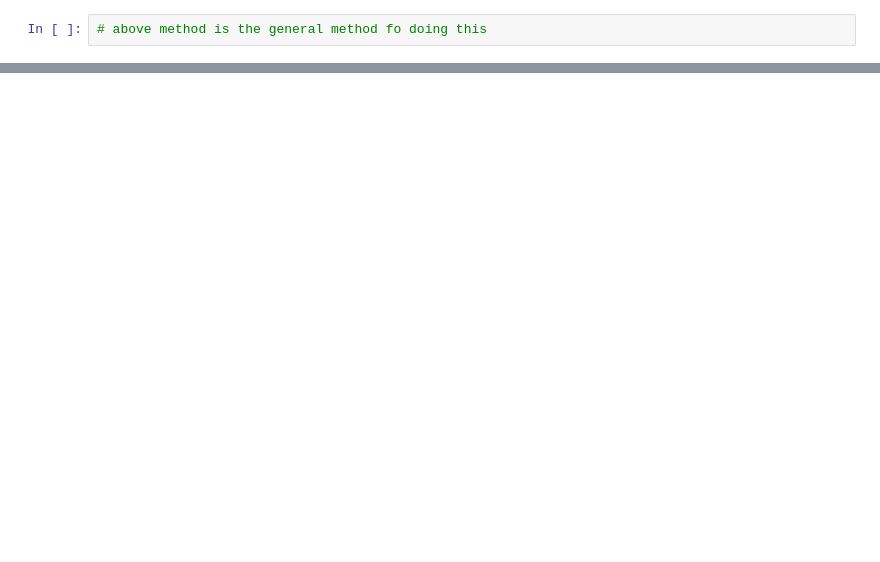
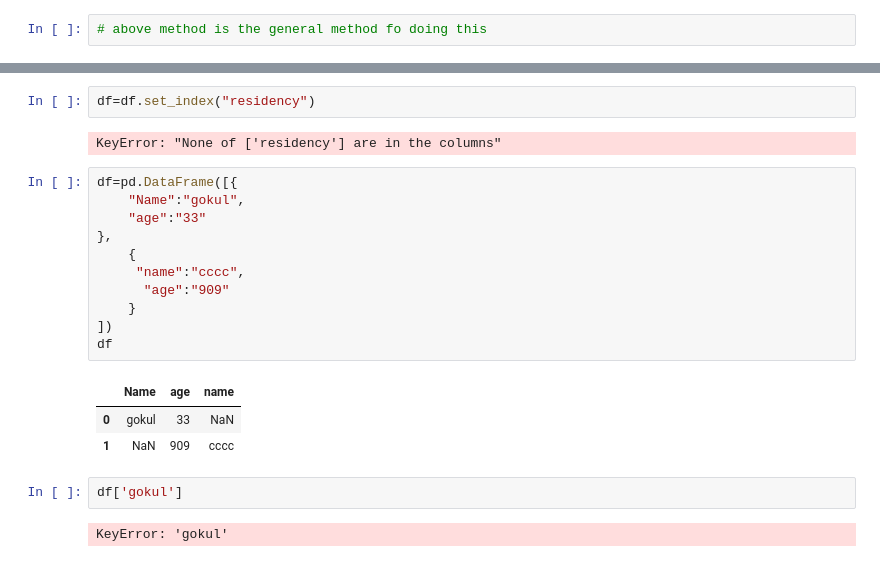
Before and after one commit to gokuljs/Machine-Learning-Andrew-Ng, a Jupyter notebook: pandas reviise/Untitled3.ipynb, the cells around one changed output, grey strips where cells are left out. Saved outputs shown, nothing was run; the diff lists cells and outputs as text; blank space fills up the shorter version.

```diff
--- a/pandas reviise/Untitled3.ipynb
+++ b/pandas reviise/Untitled3.ipynb
@@ -77,0 +337,23 @@ del(df['last'])
+# %%
+df=df.set_index("residency")
+# %% [output]
+KeyError: "None of ['residency'] are in the columns"
+# %%
+df=pd.DataFrame([{
+    "Name":"gokul",
+    "age":"33"
+},
+    {
+     "name":"cccc",
+      "age":"909"
+    }
+])
+df
+# %% [output]
+|  | Name | age | name |
+| 0 | gokul | 33 | NaN |
+| 1 | NaN | 909 | cccc |
+# %%
+df['gokul']
+# %% [output]
+KeyError: 'gokul'
```
Also changed, not shown: parts of 26 cells of this notebook, 1 other file.
